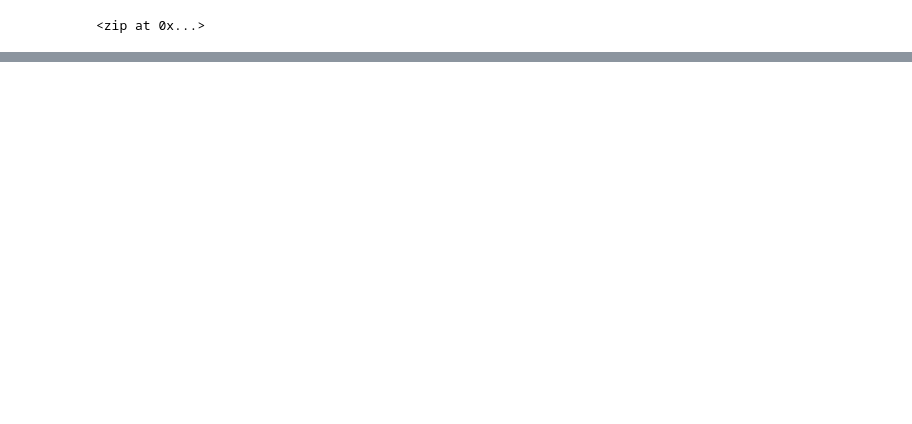
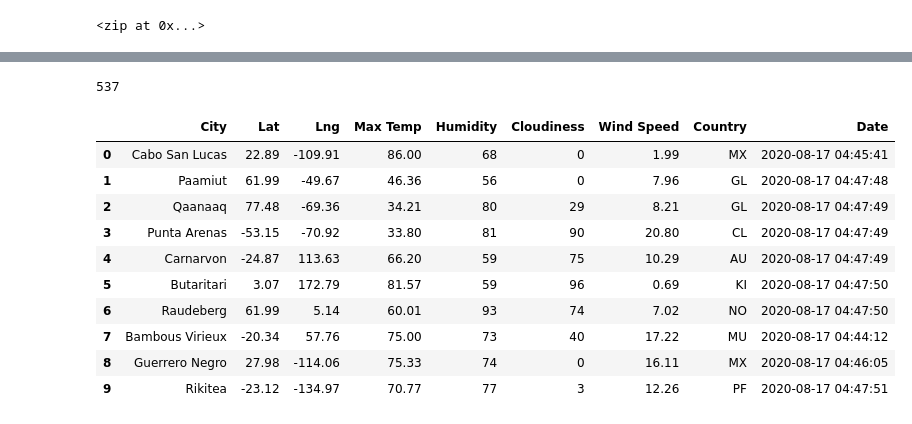
Before and after one commit to AndrejaCH/World_Weather_Analysis, a Jupyter notebook: WeatherPy.ipynb, the cells around one changed output, grey strips where cells are left out. Drawn from its saved outputs; the diff is of its cells as text; code cells hidden in the pictures; blank space fills up the shorter version.

```diff
--- a/WeatherPy.ipynb
+++ b/WeatherPy.ipynb
@@ -39,0 +46,4 @@ len(cities)
+# %%
+# Starting URL for Weather Map API Call.
+url = "http://api.openweathermap.org/data/2.5/weather?units=Imperial&APPID=" + weather_api_key
+#print(url)
@@ -39,0 +130,20 @@ len(cities)
+# %%
+len(city_data)
+# %% [output]
+537
+# %%
+# Convert the array of dictionaries to a Pandas DataFrame.
+city_data_df = pd.DataFrame(city_data)
+city_data_df.head(10)
+# %% [output]
+|  | City | Lat | Lng | Max Temp | Humidity | Cloudiness | Wind Speed | Country | Date |
+| 0 | Cabo San Lucas | 22.89 | -109.91 | 86.00 | 68 | 0 | 1.99 | MX | 2020-08-17 04:45:41 |
+| 1 | Paamiut | 61.99 | -49.67 | 46.36 | 56 | 0 | 7.96 | GL | 2020-08-17 04:47:48 |
+| 2 | Qaanaaq | 77.48 | -69.36 | 34.21 | 80 | 29 | 8.21 | GL | 2020-08-17 04:47:49 |
+| 3 | Punta Arenas | -53.15 | -70.92 | 33.80 | 81 | 90 | 20.80 | CL | 2020-08-17 04:47:49 |
+| 4 | Carnarvon | -24.87 | 113.63 | 66.20 | 59 | 75 | 10.29 | AU | 2020-08-17 04:47:49 |
+| 5 | Butaritari | 3.07 | 172.79 | 81.57 | 59 | 96 | 0.69 | KI | 2020-08-17 04:47:50 |
+| 6 | Raudeberg | 61.99 | 5.14 | 60.01 | 93 | 74 | 7.02 | NO | 2020-08-17 04:47:50 |
+| 7 | Bambous Virieux | -20.34 | 57.76 | 75.00 | 73 | 40 | 17.22 | MU | 2020-08-17 04:44:12 |
+| 8 | Guerrero Negro | 27.98 | -114.06 | 75.33 | 74 | 0 | 16.11 | MX | 2020-08-17 04:46:05 |
+| 9 | Rikitea | -23.12 | -134.97 | 70.77 | 77 | 3 | 12.26 | PF | 2020-08-17 04:47:51 |
```
Also changed, not shown: parts of 6 cells of this notebook, 3 other files.
